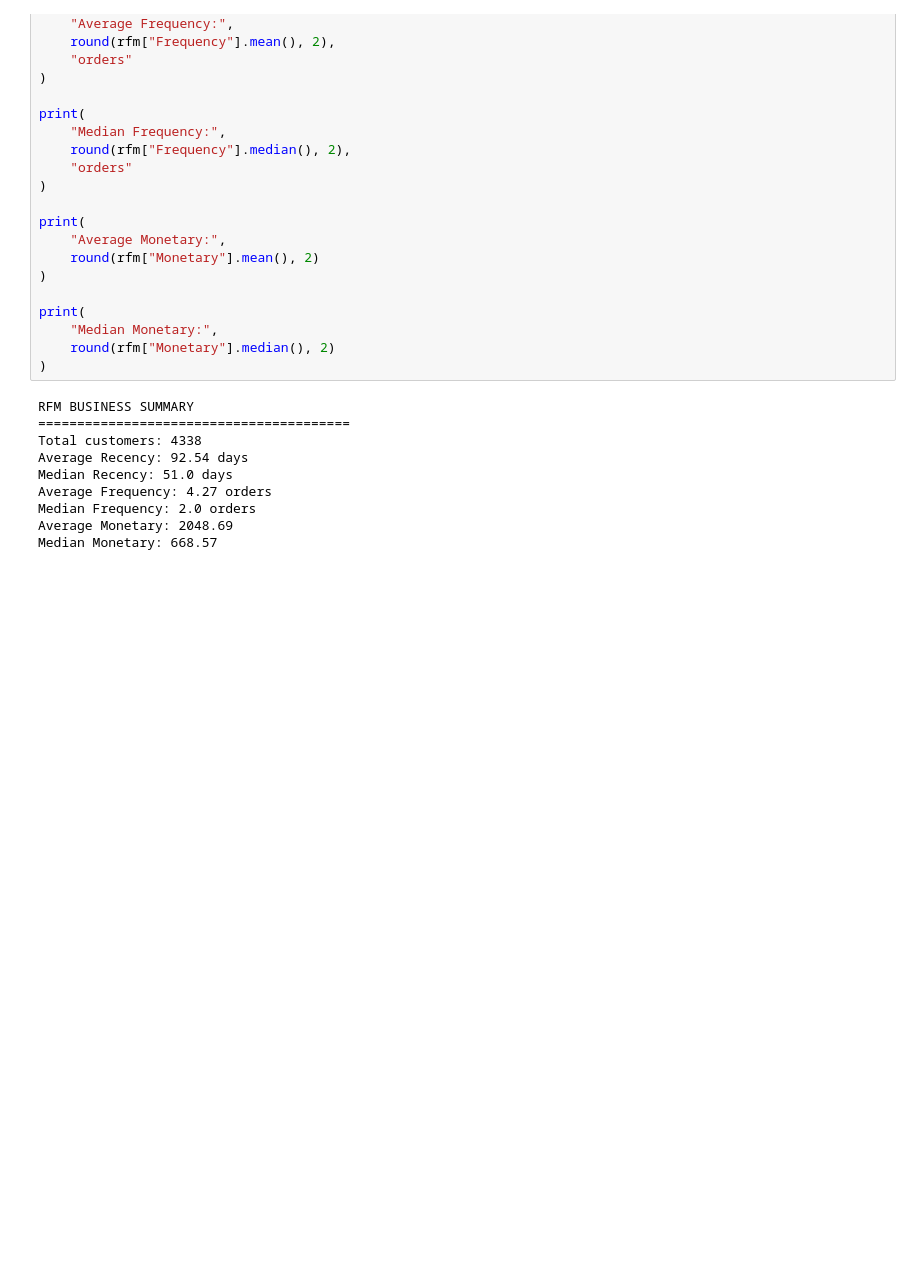
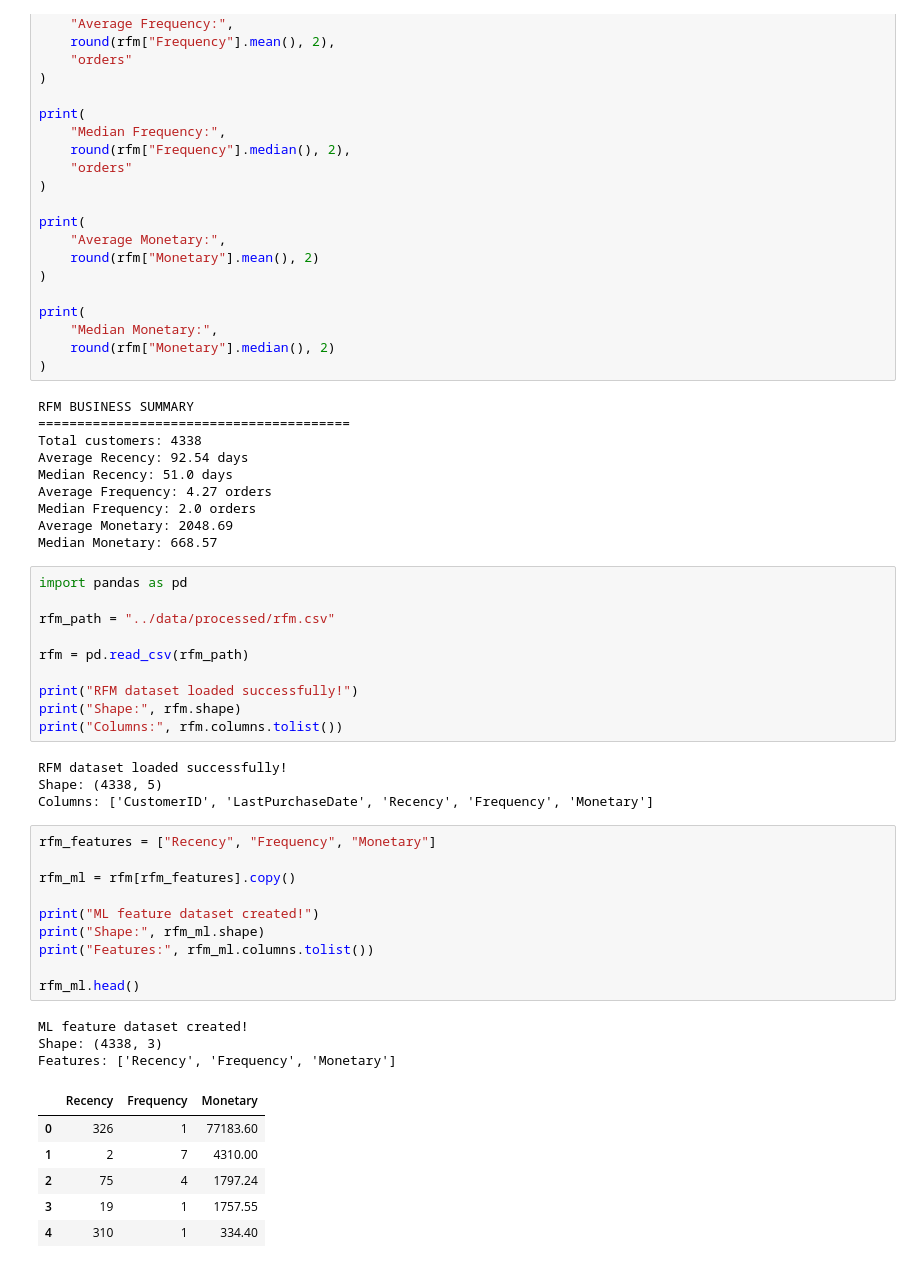
Before and after one commit to vanshika-2105/customer-segmentation-ml, a Jupyter notebook: notebooks/01_customer_segmentation_setup.ipynb, the cells around one changed output. Cells and saved outputs as stored; diff of their text form; blank space fills up the shorter version.

```diff
--- a/notebooks/01_customer_segmentation_setup.ipynb
+++ b/notebooks/01_customer_segmentation_setup.ipynb
@@ -782,3 +782,37 @@ Average Frequency: 4.27 orders
 Median Frequency: 2.0 orders
 Average Monetary: 2048.69
 Median Monetary: 668.57
+# %%
+import pandas as pd
+
+rfm_path = "../data/processed/rfm.csv"
+
+rfm = pd.read_csv(rfm_path)
+
+print("RFM dataset loaded successfully!")
+print("Shape:", rfm.shape)
+print("Columns:", rfm.columns.tolist())
+# %% [output]
+RFM dataset loaded successfully!
+Shape: (4338, 5)
+Columns: ['CustomerID', 'LastPurchaseDate', 'Recency', 'Frequency', 'Monetary']
+# %%
+rfm_features = ["Recency", "Frequency", "Monetary"]
+
+rfm_ml = rfm[rfm_features].copy()
+
+print("ML feature dataset created!")
+print("Shape:", rfm_ml.shape)
+print("Features:", rfm_ml.columns.tolist())
+
+rfm_ml.head()
+# %% [output]
+ML feature dataset created!
+Shape: (4338, 3)
+Features: ['Recency', 'Frequency', 'Monetary']
+|  | Recency | Frequency | Monetary |
+| 0 | 326 | 1 | 77183.60 |
+| 1 | 2 | 7 | 4310.00 |
+| 2 | 75 | 4 | 1797.24 |
+| 3 | 19 | 1 | 1757.55 |
+| 4 | 310 | 1 | 334.40 |
```
Also changed, not shown: parts of 6 cells of this notebook, 1 other file.
